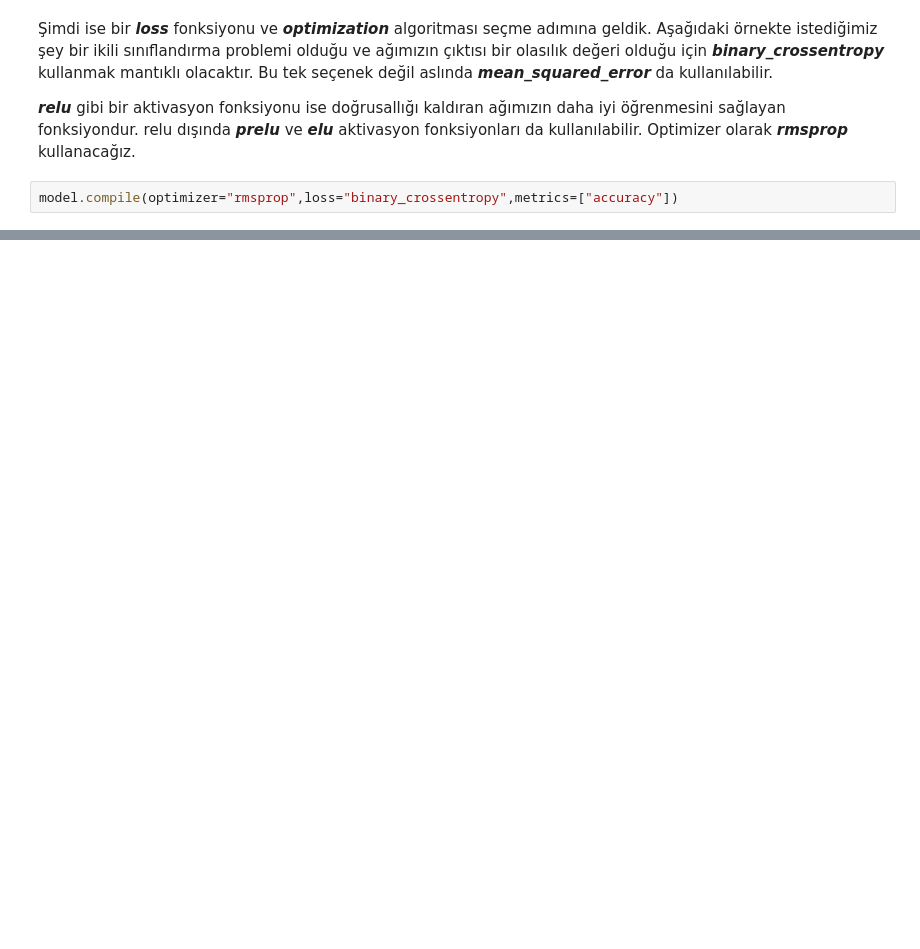
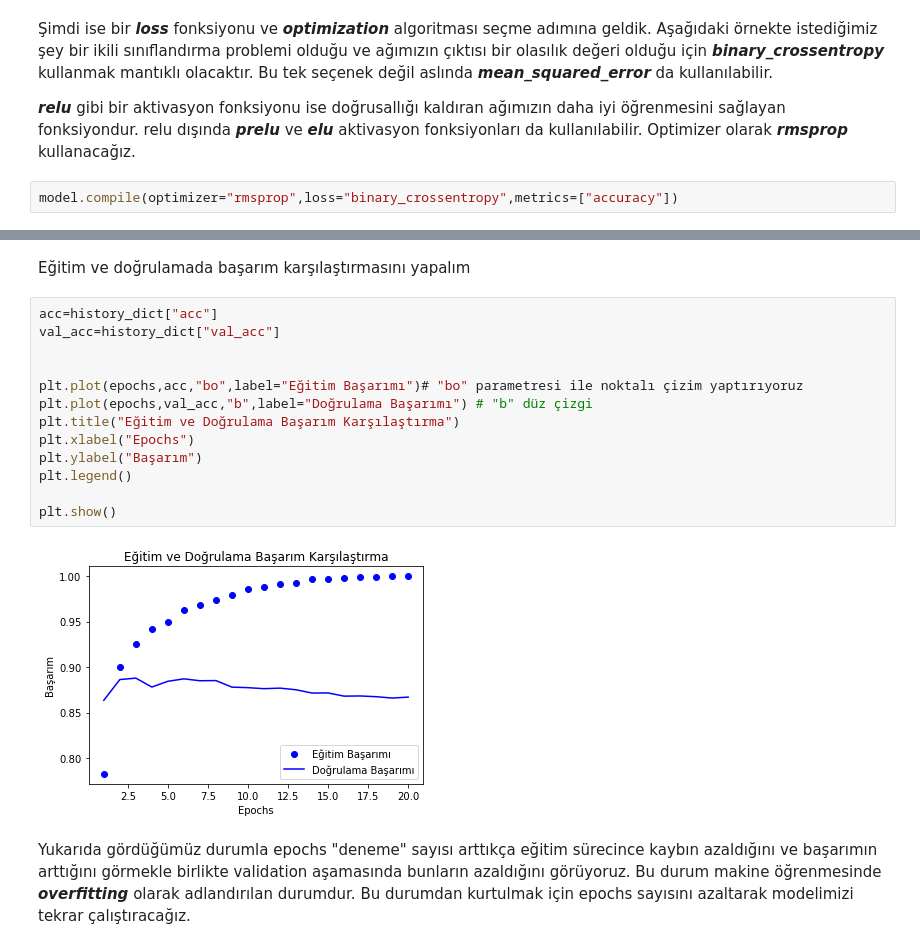
Before and after one commit to evrenarslan/Python-Egitim, a Jupyter notebook: Keras Notları/Sinir Ağlarına Giriş.ipynb, the cells around one changed output, grey strips where cells are left out. Drawn from its saved outputs; the diff is of its cells as text; blank space fills up the shorter version.

```diff
--- a/Keras Notları/Sinir Ağlarına Giriş.ipynb
+++ b/Keras Notları/Sinir Ağlarına Giriş.ipynb
@@ -54,0 +127,19 @@ model.compile(optimizer="rmsprop",loss="binary_crossentropy",metrics=["accuracy"
+# %% [markdown]
+Eğitim ve doğrulamada başarım karşılaştırmasını yapalım
+# %%
+acc=history_dict["acc"]
+val_acc=history_dict["val_acc"]
+
+
+plt.plot(epochs,acc,"bo",label="Eğitim Başarımı")# "bo" parametresi ile noktalı çizim yaptırıyoruz
+plt.plot(epochs,val_acc,"b",label="Doğrulama Başarımı") # "b" düz çizgi
+plt.title("Eğitim ve Doğrulama Başarım Karşılaştırma")
+plt.xlabel("Epochs")
+plt.ylabel("Başarım")
+plt.legend()
+
+plt.show()
+# %% [output]
+[figure, added]
+# %% [markdown]
+Yukarıda gördüğümüz durumla epochs "deneme" sayısı arttıkça eğitim sürecince kaybın azaldığını ve başarımın arttığını görmekle birlikte validation aşamasında bunların azaldığını görüyoruz. Bu durum makine öğrenmesinde ***overfitting*** olarak adlandırılan durumdur. Bu durumdan kurtulmak için epochs sayısını azaltarak modelimizi tekrar çalıştıracağız.
```
Also changed, not shown: parts of 19 cells of this notebook, 1 other file.
